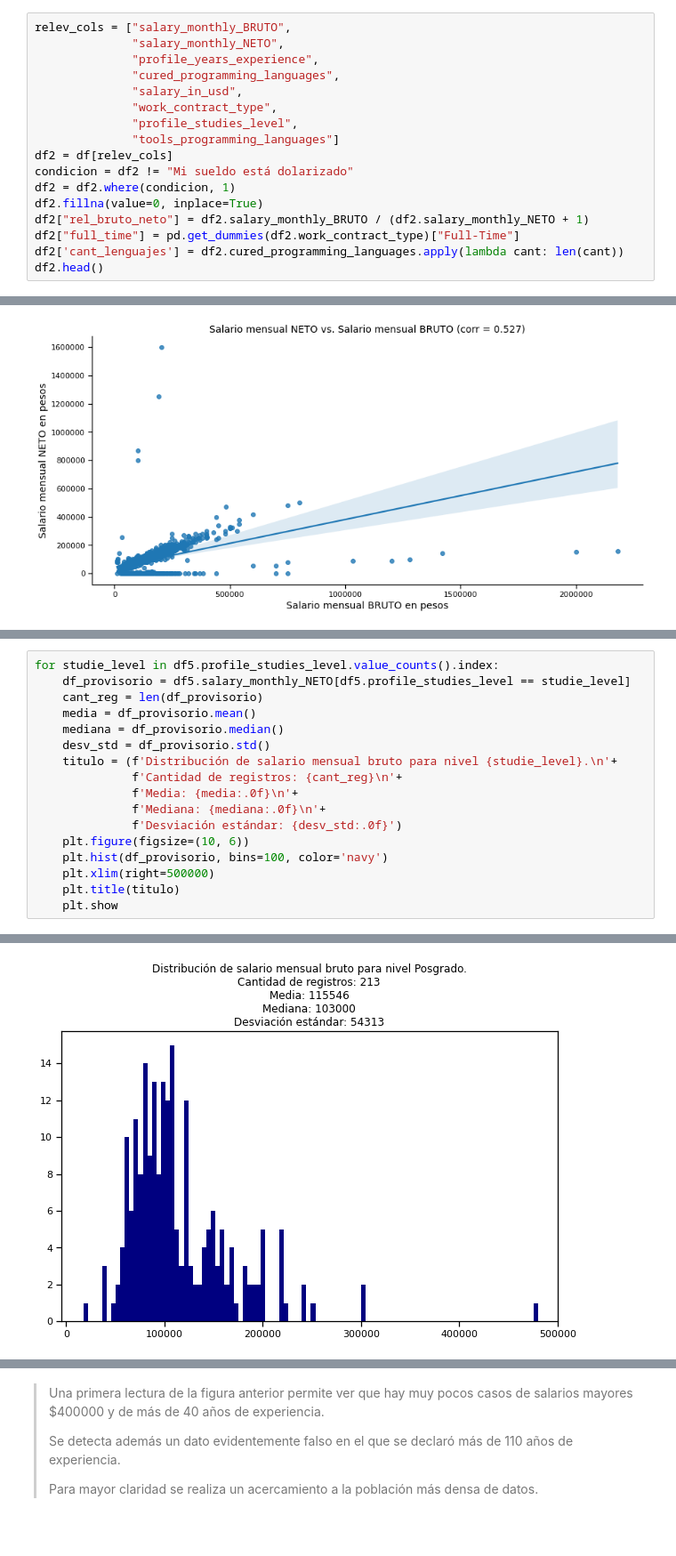
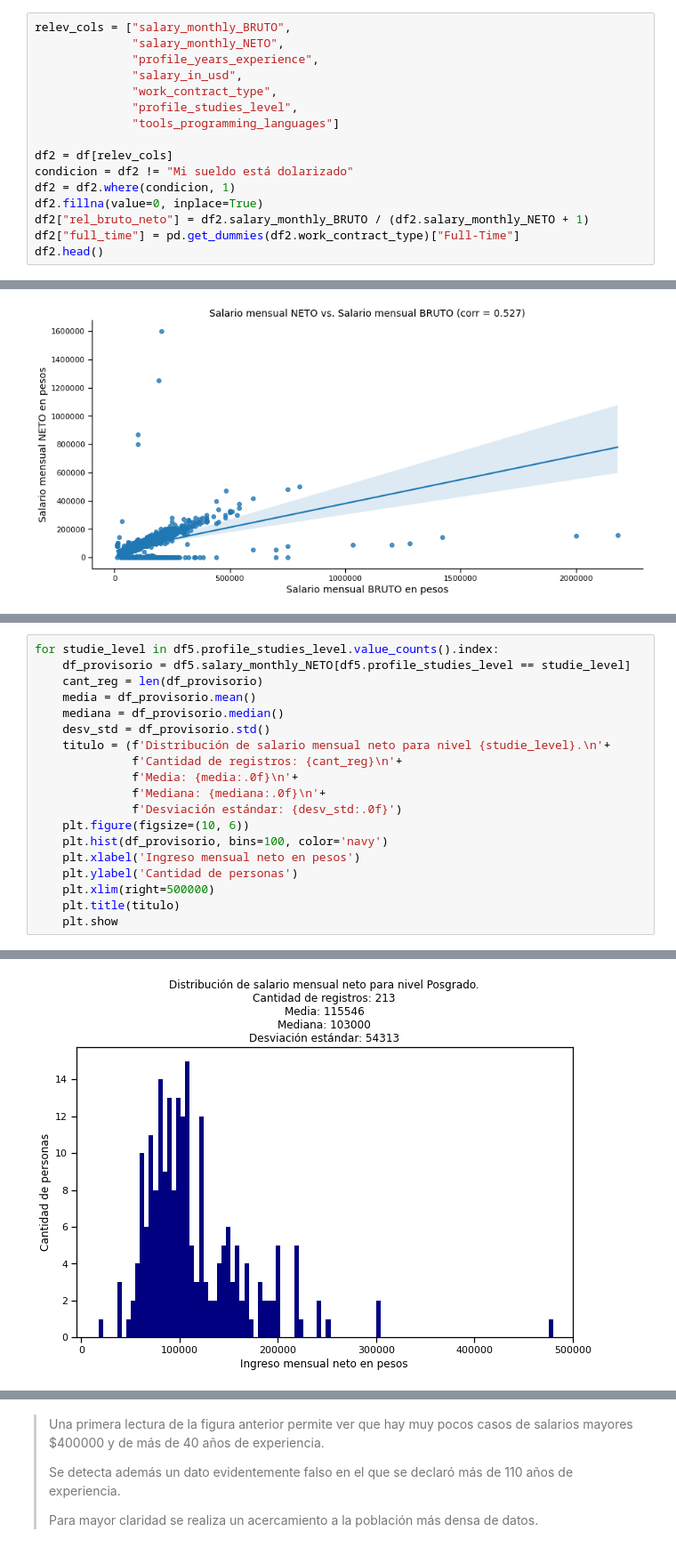
Before and after one commit to grobiglio/Diplodatos, a Jupyter notebook: 1-Analisis-y-Visualizacion/Grupo_14_Entregable_Parte_1.ipynb, the cells around one changed output, grey strips where cells are left out. Shown at 89% size. Saved outputs shown, nothing was run; the diff lists cells and outputs as text.

```diff
--- a/1-Analisis-y-Visualizacion/Grupo_14_Entregable_Parte_1.ipynb
+++ b/1-Analisis-y-Visualizacion/Grupo_14_Entregable_Parte_1.ipynb
@@ -632,17 +632,16 @@ Elija tres variables numéricas y 2 variables categóricas. Visualice la base se
 relev_cols = ["salary_monthly_BRUTO",
               "salary_monthly_NETO",
               "profile_years_experience",
-              "cured_programming_languages",
               "salary_in_usd",
               "work_contract_type",
               "profile_studies_level",
               "tools_programming_languages"]
+
 df2 = df[relev_cols]
 condicion = df2 != "Mi sueldo está dolarizado"
 df2 = df2.where(condicion, 1)
 df2.fillna(value=0, inplace=True)
 df2["rel_bruto_neto"] = df2.salary_monthly_BRUTO / (df2.salary_monthly_NETO + 1)
 df2["full_time"] = pd.get_dummies(df2.work_contract_type)["Full-Time"]
-df2['cant_lenguajes'] = df2.cured_programming_languages.apply(lambda cant: len(cant))
 df2.head()
 # %% [output]
@@ -917,13 +925,15 @@ for studie_level in df5.profile_studies_level.value_counts().index:
     media = df_provisorio.mean()
     mediana = df_provisorio.median()
     desv_std = df_provisorio.std()
-    titulo = (f'Distribución de salario mensual bruto para nivel {studie_level}.\n'+
+    titulo = (f'Distribución de salario mensual neto para nivel {studie_level}.\n'+
               f'Cantidad de registros: {cant_reg}\n'+
               f'Media: {media:.0f}\n'+
               f'Mediana: {mediana:.0f}\n'+
               f'Desviación estándar: {desv_std:.0f}')
     plt.figure(figsize=(10, 6))
     plt.hist(df_provisorio, bins=100, color='navy')
+    plt.xlabel('Ingreso mensual neto en pesos')
+    plt.ylabel('Cantidad de personas')
     plt.xlim(right=500000)
     plt.title(titulo)
     plt.show
@@ -934 +944 @@ for studie_level in df5.profile_studies_level.value_counts().index:
-[figure, old version]
+[figure, new version]
```
Also changed, not shown: parts of 28 cells of this notebook.
